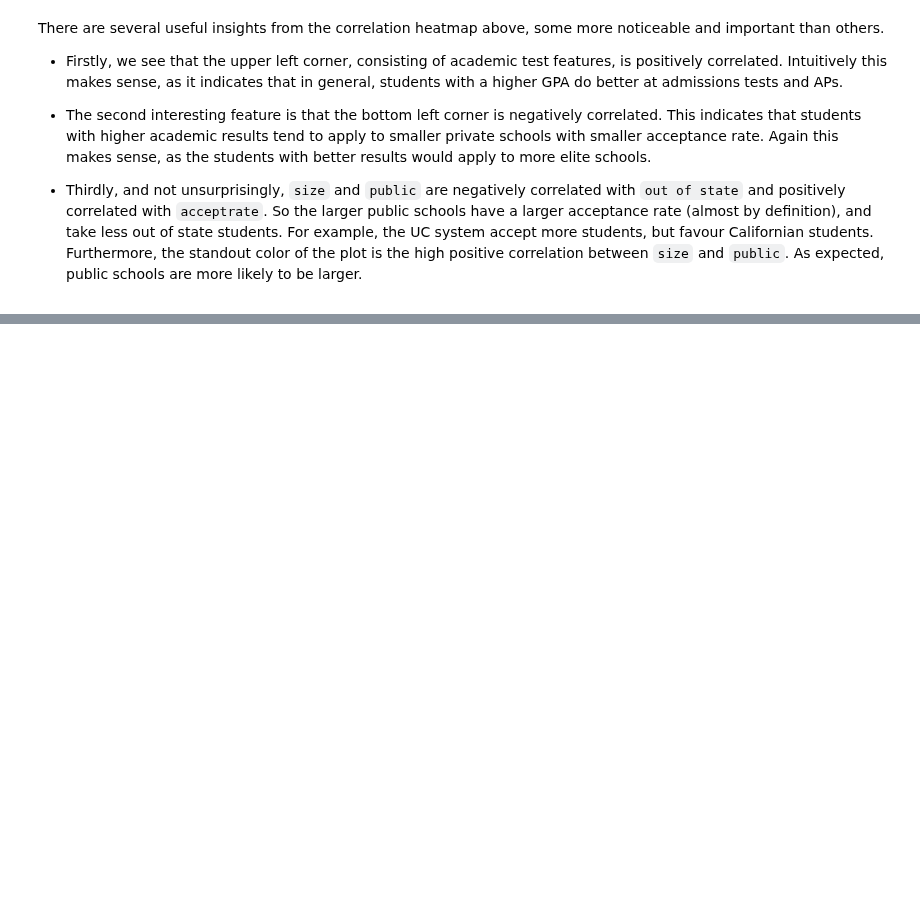
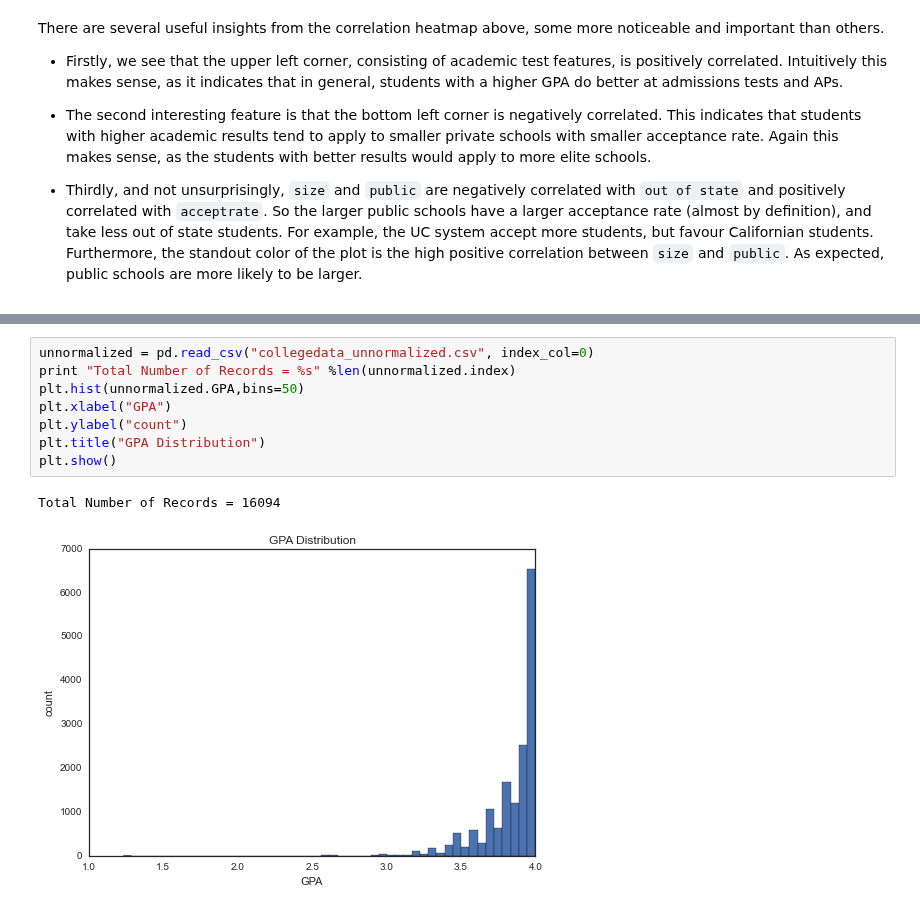
Before and after one commit to wihl/cs109-groupproj-college, a Jupyter notebook: EDA.ipynb, the cells around one changed output, grey strips where cells are left out. Saved outputs shown, nothing was run; the diff lists cells and outputs as text; blank space fills up the shorter version.

```diff
--- a/EDA.ipynb
+++ b/EDA.ipynb
@@ -130,0 +147,11 @@ There are several useful insights from the correlation heatmap above, some more
+# %%
+unnormalized = pd.read_csv("collegedata_unnormalized.csv", index_col=0)
+print "Total Number of Records = %s" %len(unnormalized.index)
+plt.hist(unnormalized.GPA,bins=50)
+plt.xlabel("GPA")
+plt.ylabel("count")
+plt.title("GPA Distribution")
+plt.show()
+# %% [output]
+Total Number of Records = 16094
+[figure, added]
```
Also changed, not shown: parts of 1 cell of this notebook, 1 other file.
